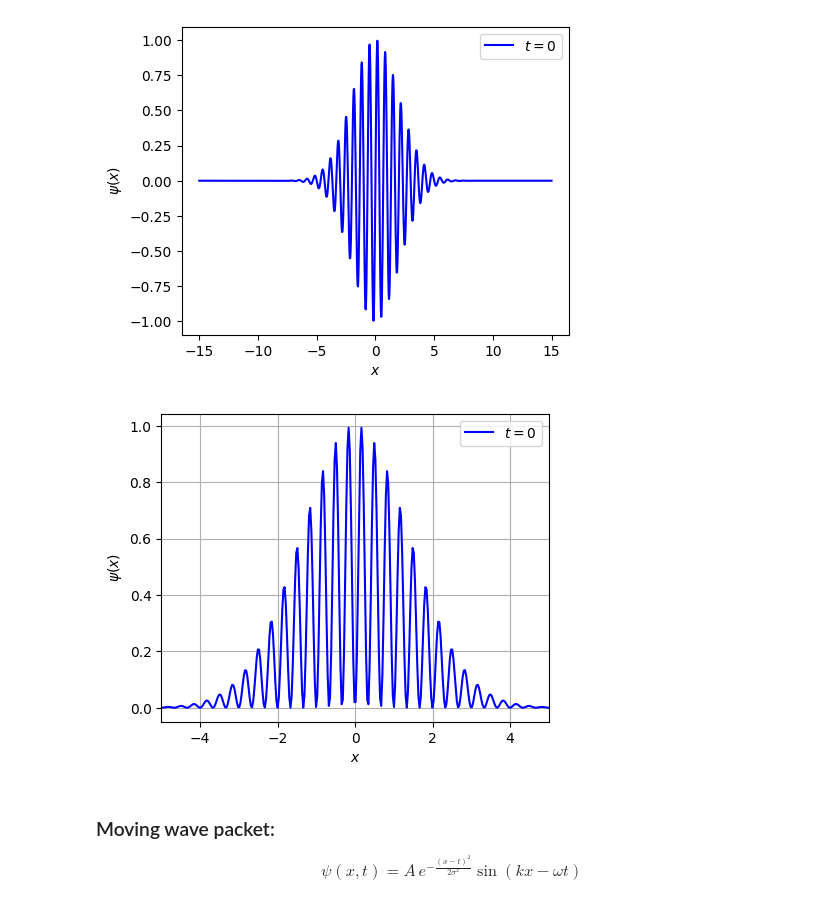
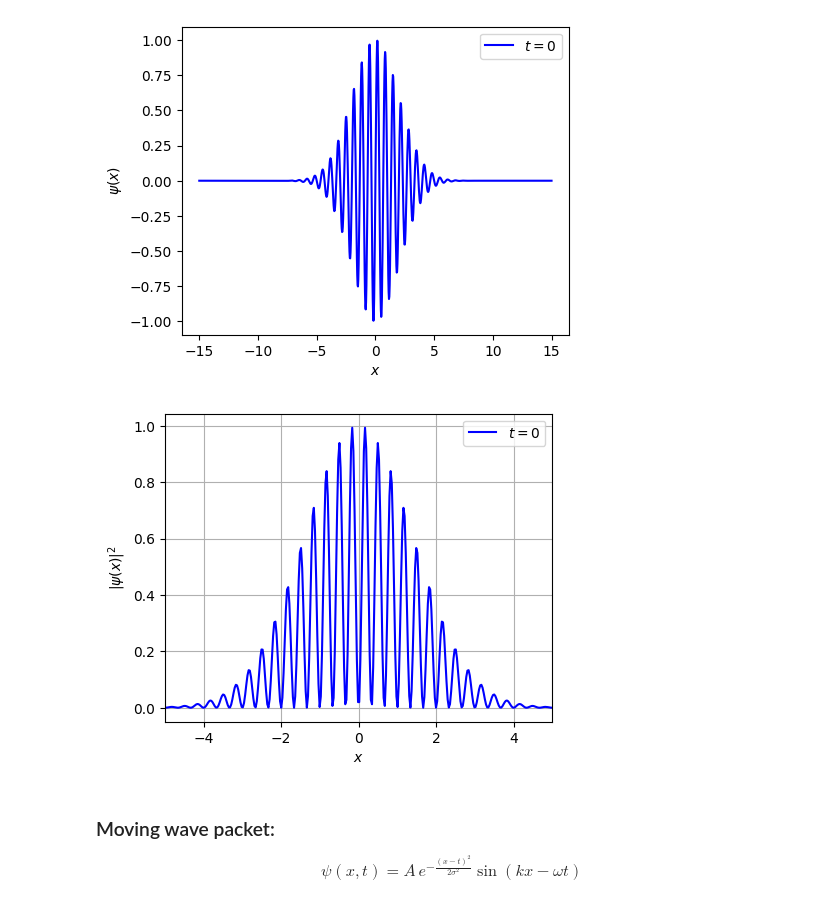
Before and after one commit to wbandabarragan/quantum-mechanics-1, a Jupyter notebook: python-resources/python_for_QM04.ipynb, the cells around one changed output. Cells and saved outputs as stored; diff of their text form; code cells hidden in the pictures.

```diff
--- a/python-resources/python_for_QM04.ipynb
+++ b/python-resources/python_for_QM04.ipynb
@@ -275,21 +275,21 @@ plt.show()
 # %%
 # Plotting
 
 plt.figure(figsize=(5,4))
 
 plt.plot(x, y**2, color = "blue", linestyle = "-", label = r"$t=0$")
 
 plt.xlabel(r"$x$")
-plt.ylabel(r"$\psi(x)$")
+plt.ylabel(r"$|\psi(x)|^2$")
 
 plt.legend()
 
 plt.xlim(-5., +5.)
 plt.grid()
 
 plt.show()
 # %% [output]
-[figure, old version]
+[figure, new version]
 # %% [markdown]
 ### Moving wave packet:
 
```
Also changed, not shown: parts of 7 cells of this notebook.
